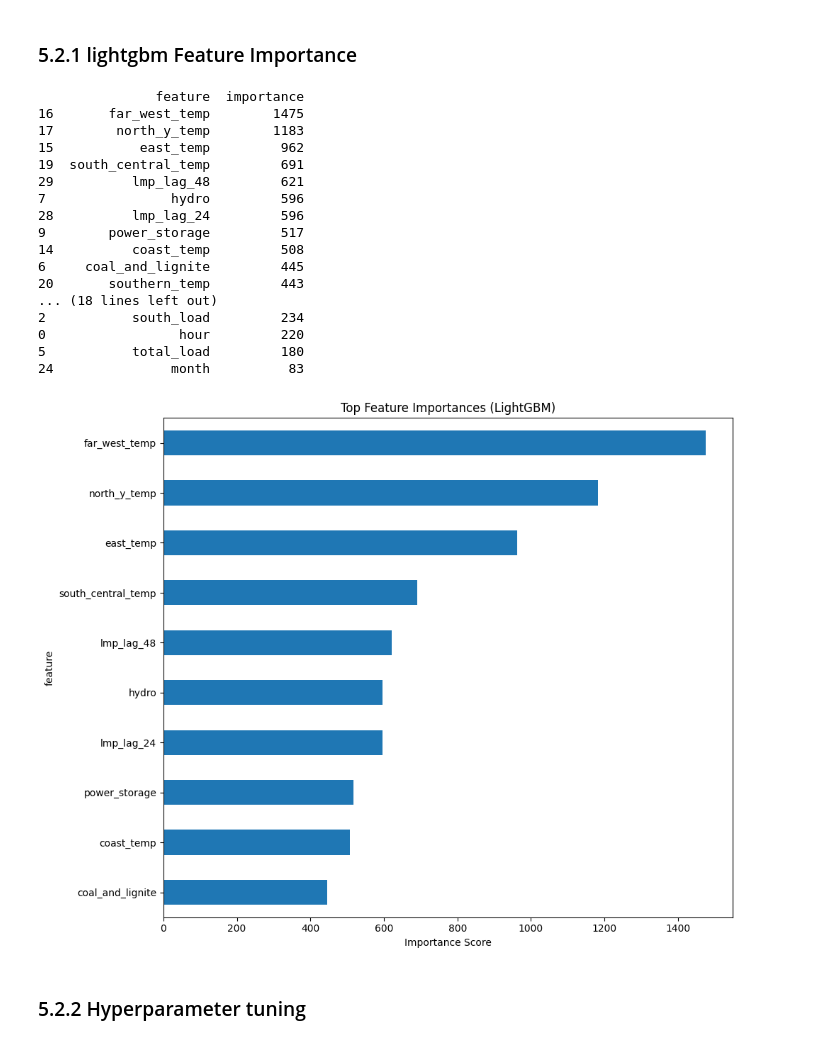
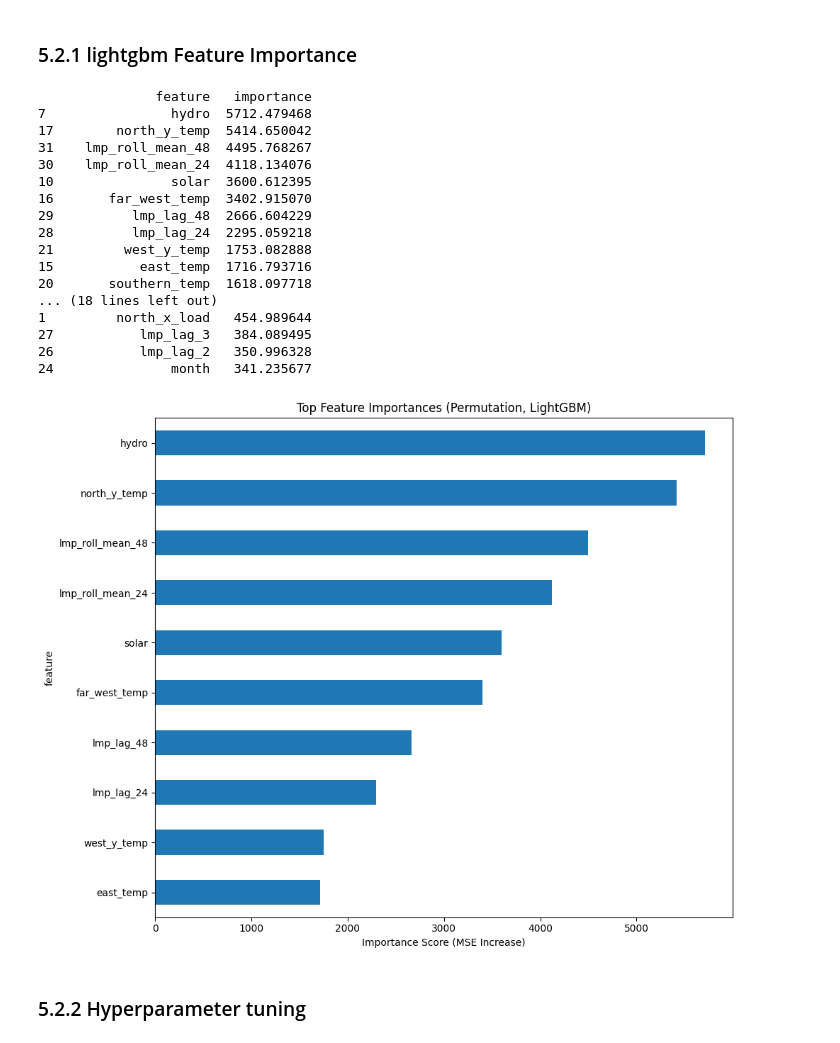
Before and after one commit to jessalynlc/IDS705_final_project, a Jupyter notebook: data_scrape.ipynb, the cells around one changed output. Saved outputs shown, nothing was run; the diff lists cells and outputs as text; code cells hidden in the pictures.

```diff
--- a/data_scrape.ipynb
+++ b/data_scrape.ipynb
@@ -1492,41 +1549,59 @@ RMSE: 143.9558
 # %% [markdown]
 ### 5.2.1 lightgbm Feature Importance
 # %%
-importances = model.feature_importances_
+# Baseline model performance
+y_pred_baseline = model.predict(X_train)
+baseline_score = mean_squared_error(y_train, y_pred_baseline)
 
+importances = []
+
+# Calculate permutation importance
+for col in X_train.columns:
+    X_shuffled = X_train.copy()
+    X_shuffled[col] = np.random.permutation(X_shuffled[col].values)
+
+    y_pred_shuffled = model.predict(X_shuffled)
+    shuffled_score = mean_squared_error(y_train, y_pred_shuffled)
+
+    # Importance = how much worse the model got when this feature was shuffled
+    importance = shuffled_score - baseline_score
+    importances.append(importance)
+
+# Create DataFrame
 importance_df = pd.DataFrame({
     'feature': X_train.columns,
     'importance': importances
 }).sort_values(by='importance', ascending=False)
 
 print(importance_df)
 
+# Plot top 10 features
 top_n = 10
 importance_df.head(top_n).plot(kind='barh', x='feature', y='importance', figsize=(10, 8), legend=False)
-plt.title("Top Feature Importances (LightGBM)")
-plt.gca().invert_yaxis()  # Highest importance at the top
-plt.xlabel("Importance Score")
+plt.title("Top Feature Importances (Permutation, LightGBM)")
+plt.gca().invert_yaxis()
+plt.xlabel("Importance Score (MSE Increase)")
 plt.tight_layout()
 plt.show()
 # %% [output]
-               feature  importance
-16       far_west_temp        1475
-17        north_y_temp        1183
-15           east_temp         962
-19  south_central_temp         691
-29          lmp_lag_48         621
-7                hydro         596
-28          lmp_lag_24         596
-9        power_storage         517
-14          coast_temp         508
-6     coal_and_lignite         445
-20       southern_temp         443
+               feature   importance
+7                hydro  5712.479468
+17        north_y_temp  5414.650042
+31    lmp_roll_mean_48  4495.768267
+30    lmp_roll_mean_24  4118.134076
+10               solar  3600.612395
+16       far_west_temp  3402.915070
+29          lmp_lag_48  2666.604229
+28          lmp_lag_24  2295.059218
+21         west_y_temp  1753.082888
+15           east_temp  1716.793716
+20       southern_temp  1618.097718
 ... (18 lines left out)
-2           south_load         234
-0                 hour         220
-5           total_load         180
-24               month          83
+1         north_x_load   454.989644
+27           lmp_lag_3   384.089495
+26           lmp_lag_2   350.996328
+24               month   341.235677
-[figure, old version]
+[figure, new version]
 # %% [markdown]
 ### 5.2.2 Hyperparameter tuning
 # %%
```
Also changed, not shown: parts of 5 cells of this notebook.
